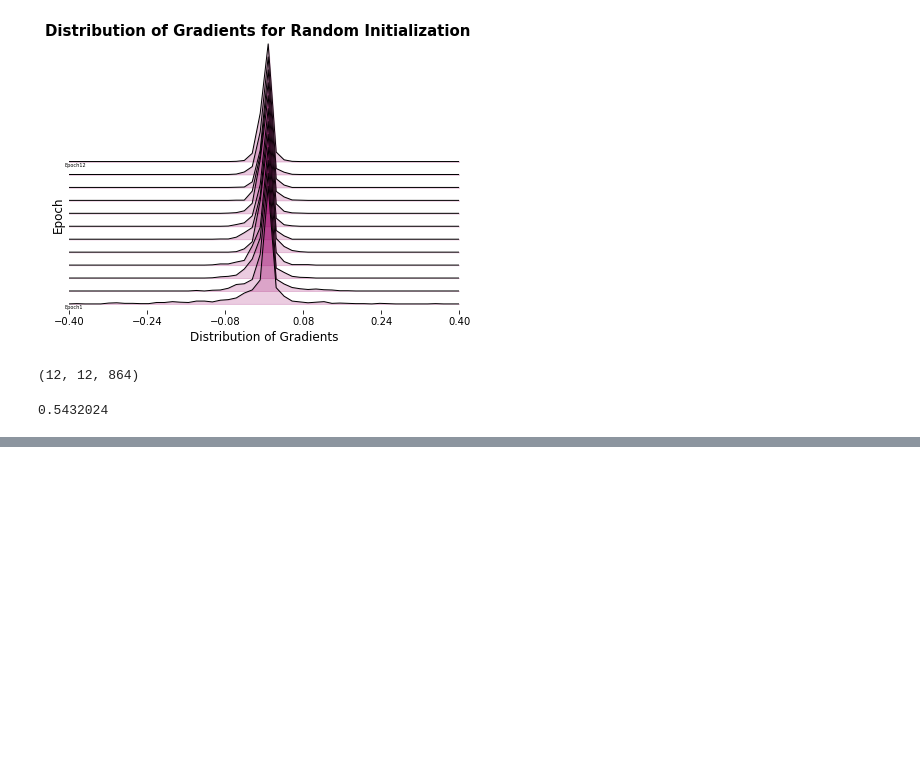
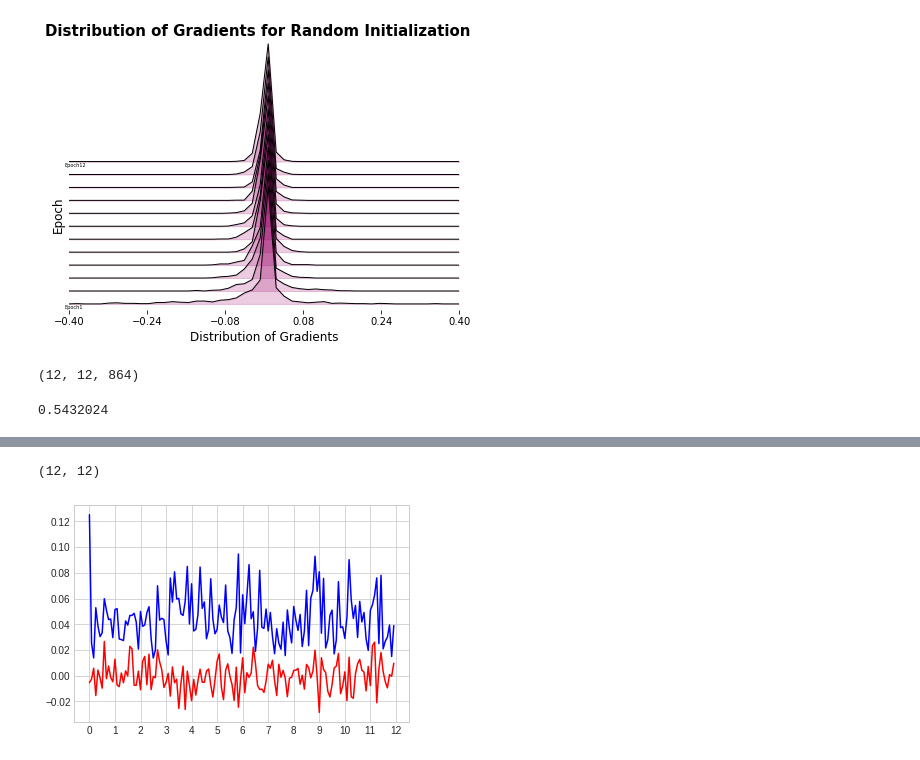
Before and after one commit to j93hahn/neural-networks, a Jupyter notebook: results/visualizer.ipynb, the cells around one changed output, grey strips where cells are left out. Cells and saved outputs as stored; diff of their text form; code cells hidden in the pictures; blank space fills up the shorter version.

```diff
--- a/results/visualizer.ipynb
+++ b/results/visualizer.ipynb
@@ -211,3 +310,11 @@ gradients['4.weight'].shape
 gradients['4.weight'][6].max()
 # %% [output]
 0.5432024
+# %%
+lenet_params_bn = torch.load('experiments/weightnorm/lenet-xaviernorm-bn/param.pt')
+lenet_params_ln = torch.load('experiments/weightnorm/lenet-xaviernorm-ln/param.pt')
+lenet_params_gn = torch.load('experiments/weightnorm/lenet-xaviernorm-gn/param.pt')
+
+lenet_grads_bn = torch.load('experiments/weightnorm/lenet-xaviernorm-bn/grad.pt')
+lenet_grads_ln = torch.load('experiments/weightnorm/lenet-xaviernorm-ln/grad.pt')
+lenet_grads_gn = torch.load('experiments/weightnorm/lenet-xaviernorm-gn/grad.pt')
@@ -213,0 +439,19 @@ gradients['4.weight'][6].max()
+# %%
+x = lenet_params_bn['5.weight']
+y = lenet_params_ln['5.weight']
+z = lenet_params_gn['5.weight']
+
+a = lenet_grads_bn['5.weight']
+b = lenet_grads_ln['5.weight']
+c = lenet_grads_gn['5.weight']
+# %%
+x.mean(axis=-1)
+# %% [output]
+(12, 12)
+# %%
+plt.plot(x.mean(axis=-1).reshape(-1), color='r')
+plt.plot(x.std(axis=-1).reshape(-1), color='b')
+plt.xticks(np.linspace(0, 12*12, 13), labels=np.arange(0, 13))
+plt.show()
+# %% [output]
+[figure, added]
```
Also changed, not shown: parts of 41 cells of this notebook, 19 other files.
